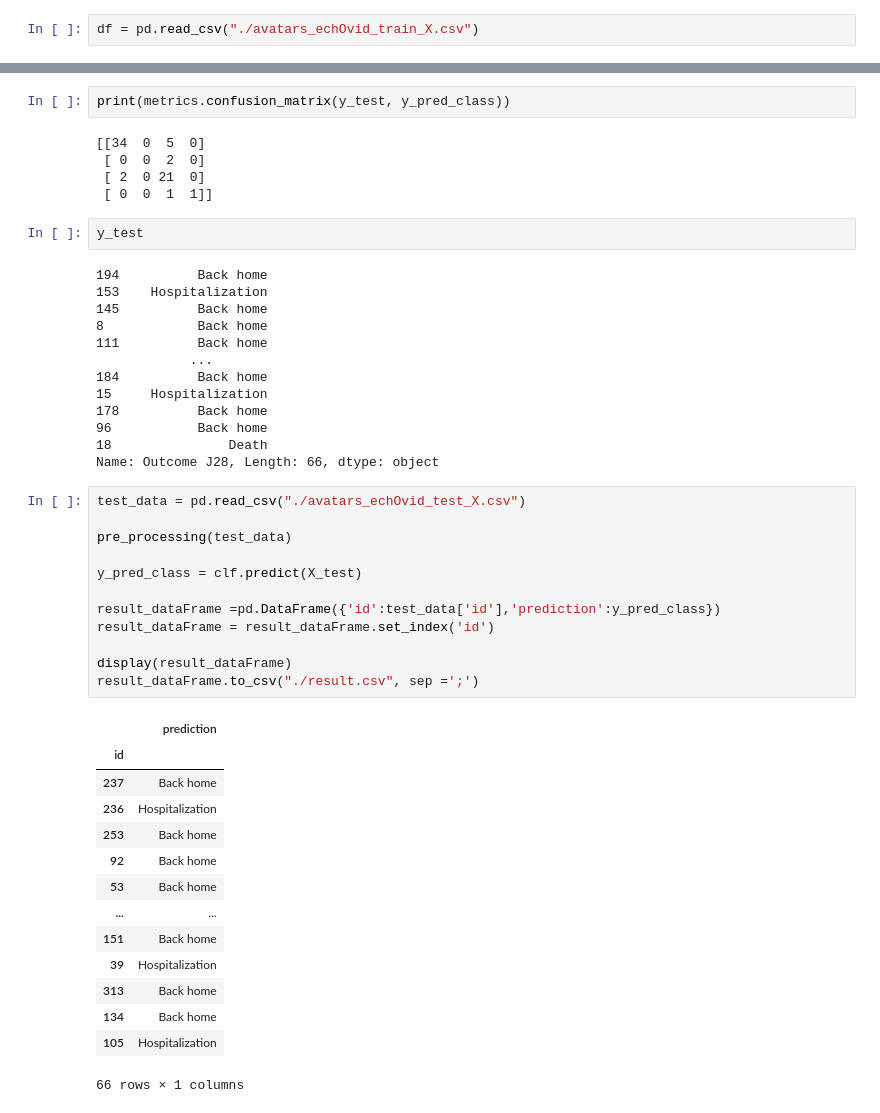
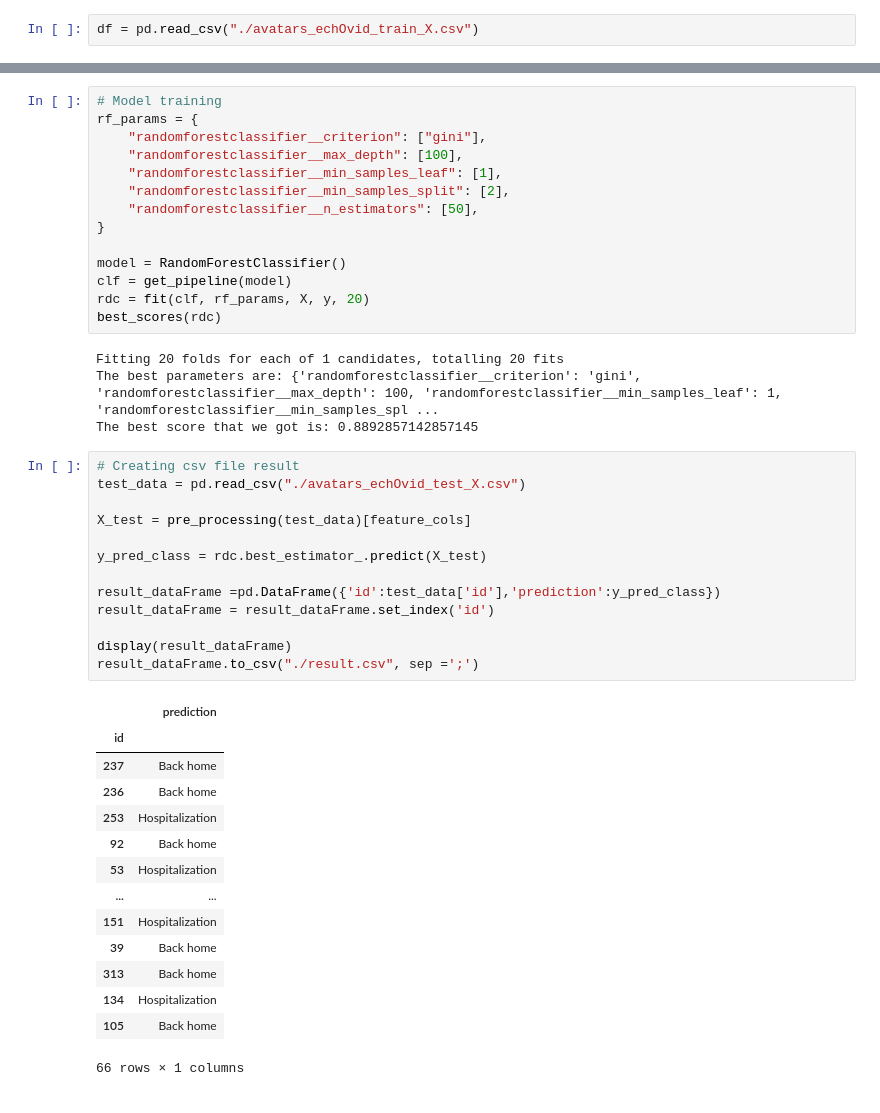
Before and after one commit to Arthemide/AI-data-challenge-2021, a Jupyter notebook: main.ipynb, the cells around one changed output, grey strips where cells are left out. Cells and saved outputs as stored; diff of their text form.

```diff
--- a/main.ipynb
+++ b/main.ipynb
@@ -63,49 +24,46 @@ Name: Outcome J28, dtype: int64
-# %%
-print(metrics.confusion_matrix(y_test, y_pred_class))
-# %% [output]
-[[34  0  5  0]
- [ 0  0  2  0]
- [ 2  0 21  0]
- [ 0  0  1  1]]
-# %%
-y_test
-# %% [output]
-194          Back home
-153    Hospitalization
-145          Back home
-8            Back home
-111          Back home
-            ...
-184          Back home
-15     Hospitalization
-178          Back home
-96           Back home
-18               Death
-Name: Outcome J28, Length: 66, dtype: object
+# %%
+# Model training
+rf_params = {
+    "randomforestclassifier__criterion": ["gini"],
+    "randomforestclassifier__max_depth": [100],
+    "randomforestclassifier__min_samples_leaf": [1],
+    "randomforestclassifier__min_samples_split": [2],
+    "randomforestclassifier__n_estimators": [50],
+}
+
+model = RandomForestClassifier()
+clf = get_pipeline(model)
+rdc = fit(clf, rf_params, X, y, 20)
+best_scores(rdc)
+# %% [output]
+Fitting 20 folds for each of 1 candidates, totalling 20 fits
+The best parameters are: {'randomforestclassifier__criterion': 'gini', 'randomforestclassifier__max_depth': 100, 'randomforestclassifier__min_samples_leaf': 1, 'randomforestclassifier__min_samples_spl ...
+The best score that we got is: 0.8892857142857145
 # %%
+# Creating csv file result
 test_data = pd.read_csv("./avatars_echOvid_test_X.csv")
 
-pre_processing(test_data)
+X_test = pre_processing(test_data)[feature_cols]
 
-y_pred_class = clf.predict(X_test)
+y_pred_class = rdc.best_estimator_.predict(X_test)
 
 result_dataFrame =pd.DataFrame({'id':test_data['id'],'prediction':y_pred_class})
 result_dataFrame = result_dataFrame.set_index('id')
 
 display(result_dataFrame)
 result_dataFrame.to_csv("./result.csv", sep =';')
 # %% [output]
 |  | prediction |
 | id |  |
 | 237 | Back home |
-| 236 | Hospitalization |
-| 253 | Back home |
+| 236 | Back home |
+| 253 | Hospitalization |
 | 92 | Back home |
-| 53 | Back home |
+| 53 | Hospitalization |
 | ... | ... |
-| 151 | Back home |
-| 39 | Hospitalization |
+| 151 | Hospitalization |
+| 39 | Back home |
 | 313 | Back home |
-| 134 | Back home |
-| 105 | Hospitalization |
+| 134 | Hospitalization |
+| 105 | Back home |
 66 rows × 1 columns
```
Also changed, not shown: parts of 12 cells of this notebook, 4 other files.
